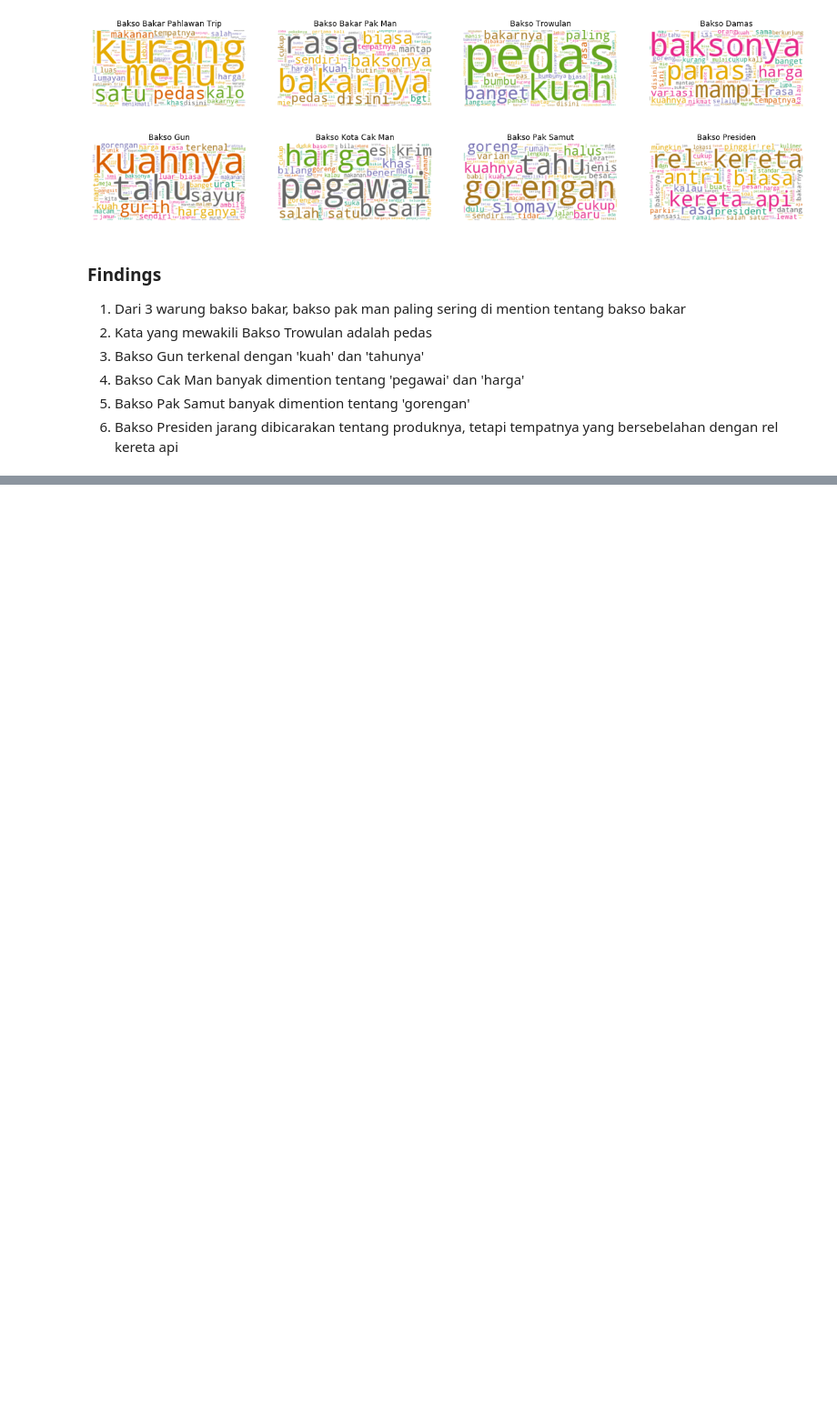
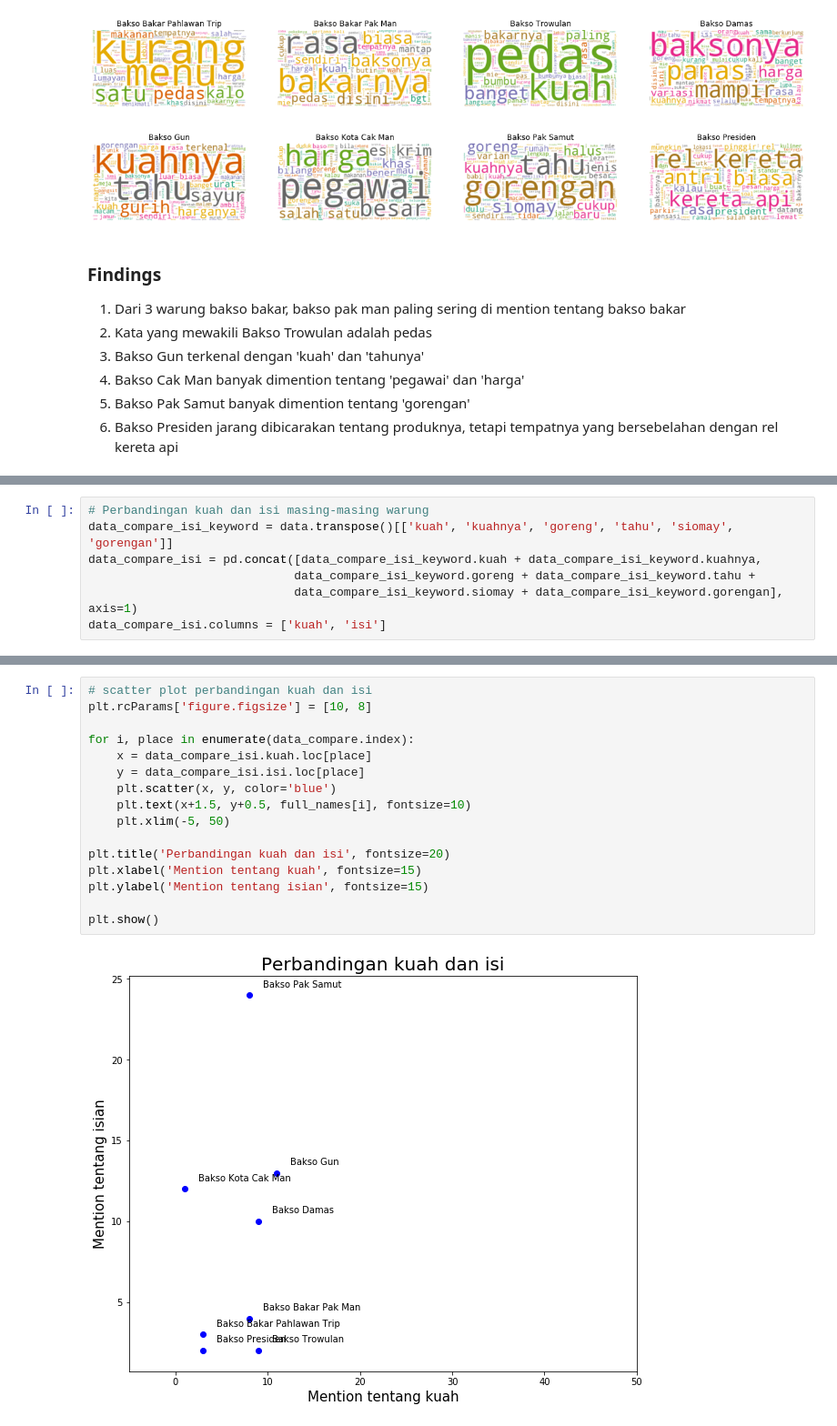
Before and after one commit to renaldybrada/nlp-in-python, a Jupyter notebook: bakso-malang/02_Exploratory_Data_Analysis.ipynb, the cells around one changed output, grey strips where cells are left out. Shown: that part at 91% size. Drawn from its saved outputs; the diff is of its cells as text; blank space fills up the shorter version.

```diff
--- a/bakso-malang/02_Exploratory_Data_Analysis.ipynb
+++ b/bakso-malang/02_Exploratory_Data_Analysis.ipynb
@@ -223,0 +209,7 @@ data_dtm
+# %%
+# Perbandingan kuah dan isi masing-masing warung
+data_compare_isi_keyword = data.transpose()[['kuah', 'kuahnya', 'goreng', 'tahu', 'siomay', 'gorengan']]
+data_compare_isi = pd.concat([data_compare_isi_keyword.kuah + data_compare_isi_keyword.kuahnya,
+                             data_compare_isi_keyword.goreng + data_compare_isi_keyword.tahu +
+                             data_compare_isi_keyword.siomay + data_compare_isi_keyword.gorengan], axis=1)
+data_compare_isi.columns = ['kuah', 'isi']
@@ -223,0 +226,18 @@ data_dtm
+# %%
+# scatter plot perbandingan kuah dan isi
+plt.rcParams['figure.figsize'] = [10, 8]
+
+for i, place in enumerate(data_compare.index):
+    x = data_compare_isi.kuah.loc[place]
+    y = data_compare_isi.isi.loc[place]
+    plt.scatter(x, y, color='blue')
+    plt.text(x+1.5, y+0.5, full_names[i], fontsize=10)
+    plt.xlim(-5, 50)
+
+plt.title('Perbandingan kuah dan isi', fontsize=20)
+plt.xlabel('Mention tentang kuah', fontsize=15)
+plt.ylabel('Mention tentang isian', fontsize=15)
+
+plt.show()
+# %% [output]
+[figure, added]
```
Also changed, not shown: parts of 8 cells of this notebook.
